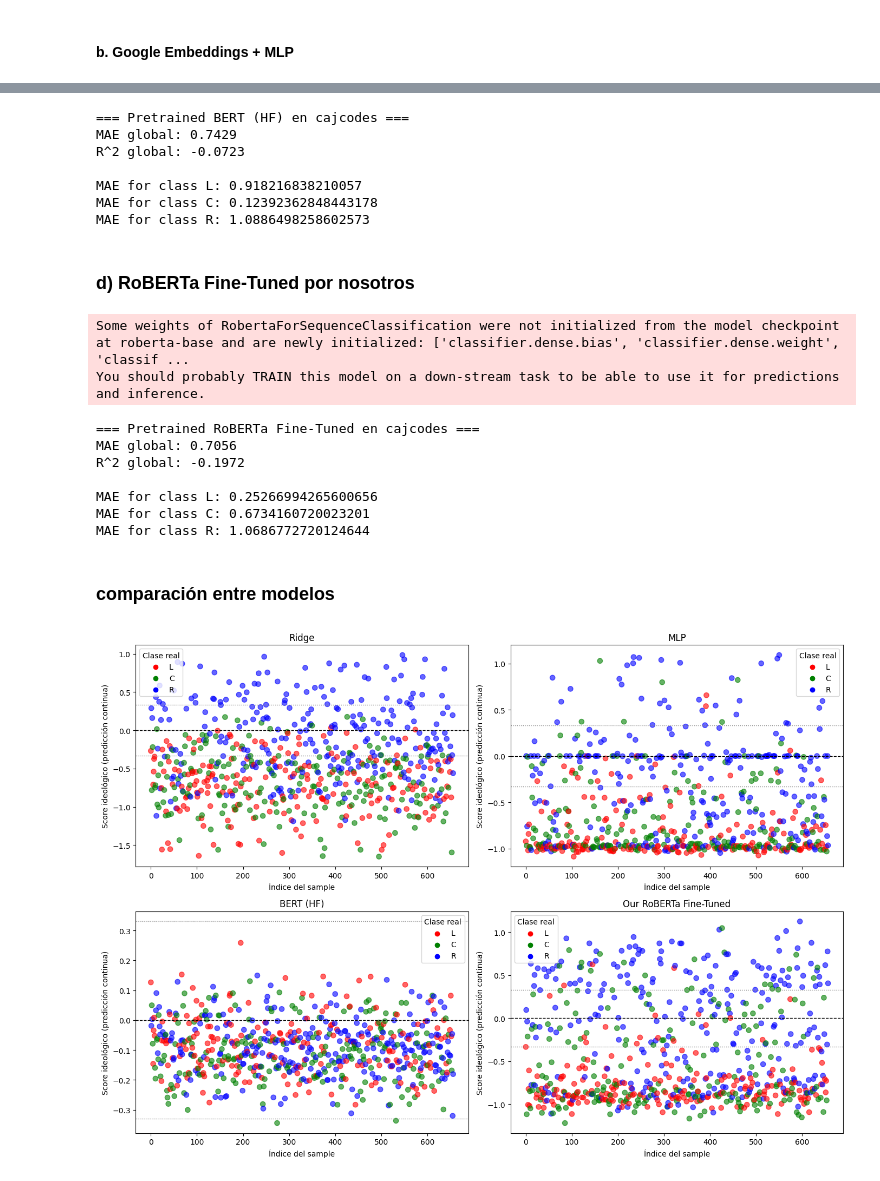
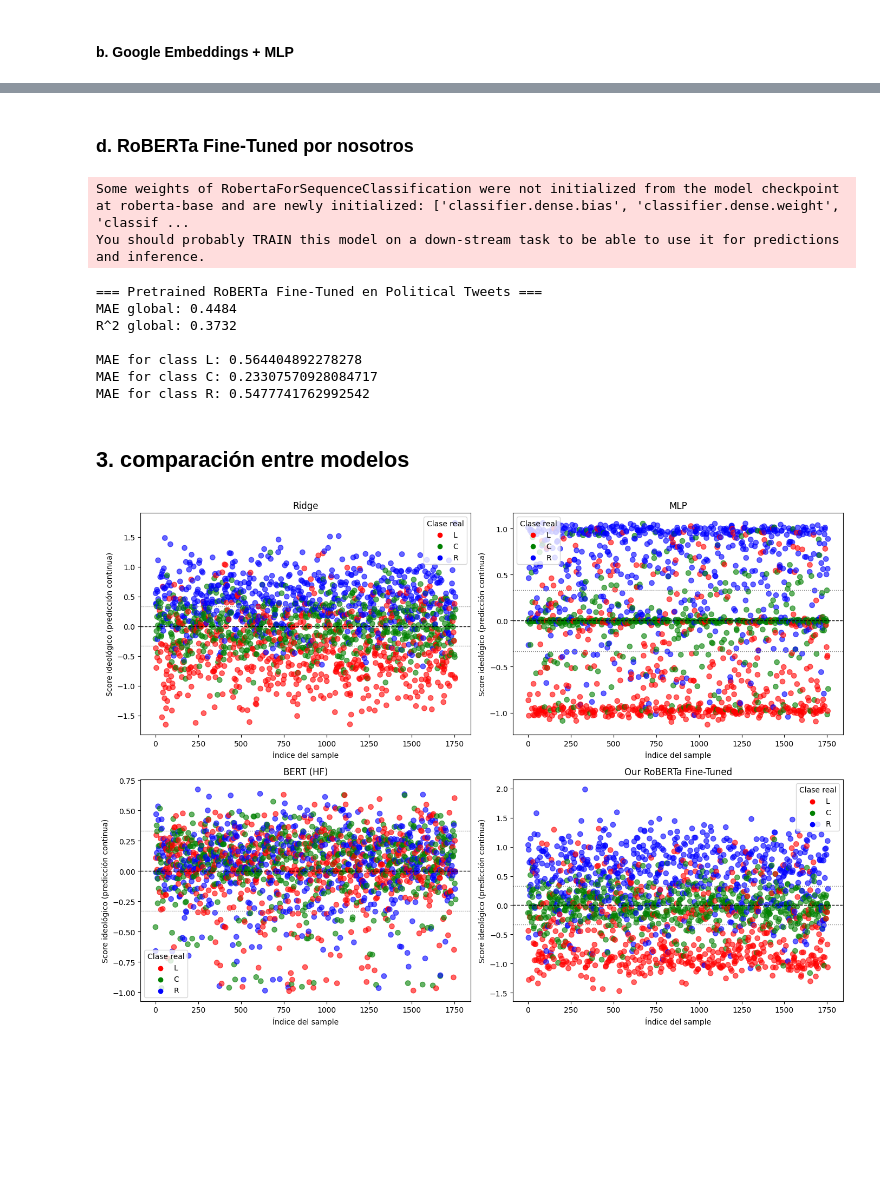
Before and after one commit to Larraguibel/inclinacion_politica, a Jupyter notebook: notebooks/regression_models_comparison.ipynb, the cells around one changed output, grey strips where cells are left out. Drawn from its saved outputs; the diff is of its cells as text; code cells hidden in the pictures; blank space fills up the shorter version.

Commit message:
regression for 4 models

```diff
--- a/notebooks/regression_models_comparison.ipynb
+++ b/notebooks/regression_models_comparison.ipynb
@@ -49 +30,3 @@ gnpl
+# %%
+tweets = pd.read_parquet("../data/embeddings/tweets-embeddings.parquet")
 # %% [markdown]
@@ -181 +131,10 @@ Epoch 100/100  |  Train Loss: 0.0324
+# %%
+mlp_model.eval();
+y_pred_mlp = []
+with torch.no_grad():
+    for batch in test_loader:
+        inputs, _ = batch
+        inputs = inputs.to(device).float()
+        outputs = mlp_model(inputs)
+        y_pred_mlp.extend(outputs.cpu().numpy())
 # %%
@@ -300,27 +182,5 @@ def political_score_batch(texts):
-# %%
-y_true = np.array([label_map[v] for v in cajcodes["label"].values])
-texts = cajcodes["text"].tolist()
-
-y_pred_bert, y_probs = political_score_batch(texts)
-mae_bert = mean_absolute_error(y_true, y_pred_bert)
-r2_bert = r2_score(y_true, y_pred_bert)
-mae_class_bert = mae_por_class(y_true, y_pred_bert)
-
-print("\n=== Pretrained BERT (HF) en cajcodes ===")
-print(f"MAE global: {mae_bert:.4f}")
-print(f"R^2 global: {r2_bert:.4f}\n")
-for cls, mae_cls in mae_class_bert.items():
-    print(f"MAE for class {cls}: {mae_cls}")
-# %% [output]
-=== Pretrained BERT (HF) en cajcodes ===
-MAE global: 0.7429
-R^2 global: -0.0723
-
-MAE for class L: 0.918216838210057
-MAE for class C: 0.12392362848443178
-MAE for class R: 1.0886498258602573
 # %% [markdown]
-### d) RoBERTa Fine-Tuned por nosotros
+### d. RoBERTa Fine-Tuned por nosotros
 # %%
 #####################
 ### Entrenamiento ###
@@ -343,34 +206,34 @@ tokenizer_roberta, model_roberta = load_lora_regression_model(
 Some weights of RobertaForSequenceClassification were not initialized from the model checkpoint at roberta-base and are newly initialized: ['classifier.dense.bias', 'classifier.dense.weight', 'classif ...
 You should probably TRAIN this model on a down-stream task to be able to use it for predictions and inference.
 # %%
-y_pred_roberta = predict_batch_values(texts=texts, tokenizer=tokenizer_roberta, model=model_roberta)
-mae_roberta = mean_absolute_error(y_true, y_pred_roberta)
-r2_roberta = r2_score(y_true, y_pred_roberta)
-mae_class_roberta = mae_por_class(y_true, y_pred_roberta)
+y_pred_roberta = predict_batch_values(texts=X_test_text, tokenizer=tokenizer_roberta, model=model_roberta, device=device, batch_size=128)
+mae_roberta = mean_absolute_error(y_test, y_pred_roberta)
+r2_roberta = r2_score(y_test, y_pred_roberta)
+mae_class_roberta = mae_por_class(y_test, y_pred_roberta)
 
-print("\n=== Pretrained RoBERTa Fine-Tuned en cajcodes ===")
+print("\n=== Pretrained RoBERTa Fine-Tuned en Political Tweets ===")
 print(f"MAE global: {mae_roberta:.4f}")
 print(f"R^2 global: {r2_roberta:.4f}\n")
 for cls, mae_cls in mae_class_roberta.items():
     print(f"MAE for class {cls}: {mae_cls}")
 # %% [output]
-=== Pretrained RoBERTa Fine-Tuned en cajcodes ===
-MAE global: 0.7056
-R^2 global: -0.1972
+=== Pretrained RoBERTa Fine-Tuned en Political Tweets ===
+MAE global: 0.4484
+R^2 global: 0.3732
 
-MAE for class L: 0.25266994265600656
-MAE for class C: 0.6734160720023201
-MAE for class R: 1.0686772720124644
+MAE for class L: 0.564404892278278
+MAE for class C: 0.23307570928084717
+MAE for class R: 0.5477741762992542
 # %% [markdown]
-### comparación entre modelos
+## 3. comparación entre modelos
 # %%
 fig, ax = plt.subplots(2, 2, figsize=(14, 10))
 axes = ax.flatten()
 
-plot_1d_predictions(y_caj_pred_ridge, y_caj, ax=axes[0], title="Ridge")
-plot_1d_predictions(y_caj_pred_mlp, y_caj, ax=axes[1], title="MLP")
-plot_1d_predictions(y_pred_bert, y_caj, ax=axes[2], title="BERT (HF)")
-plot_1d_predictions(y_pred_roberta, y_caj, ax=axes[3], title="Our RoBERTa Fine-Tuned")
+plot_1d_predictions(y_pred=y_pred_reg, true_labels=y_test, ax=axes[0], title="Ridge")
+plot_1d_predictions(y_pred=y_pred_mlp, true_labels=y_test, ax=axes[1], title="MLP")
+plot_1d_predictions(y_pred=y_pred_bert, true_labels=y_test, ax=axes[2], title="BERT (HF)")
+plot_1d_predictions(y_pred=y_pred_roberta, true_labels=y_test, ax=axes[3], title="Our RoBERTa Fine-Tuned")
 plt.tight_layout()
 # %% [output]
-[figure, old version]
+[figure, new version]
```
Also changed, not shown: parts of 28 cells of this notebook, 1 other file.
